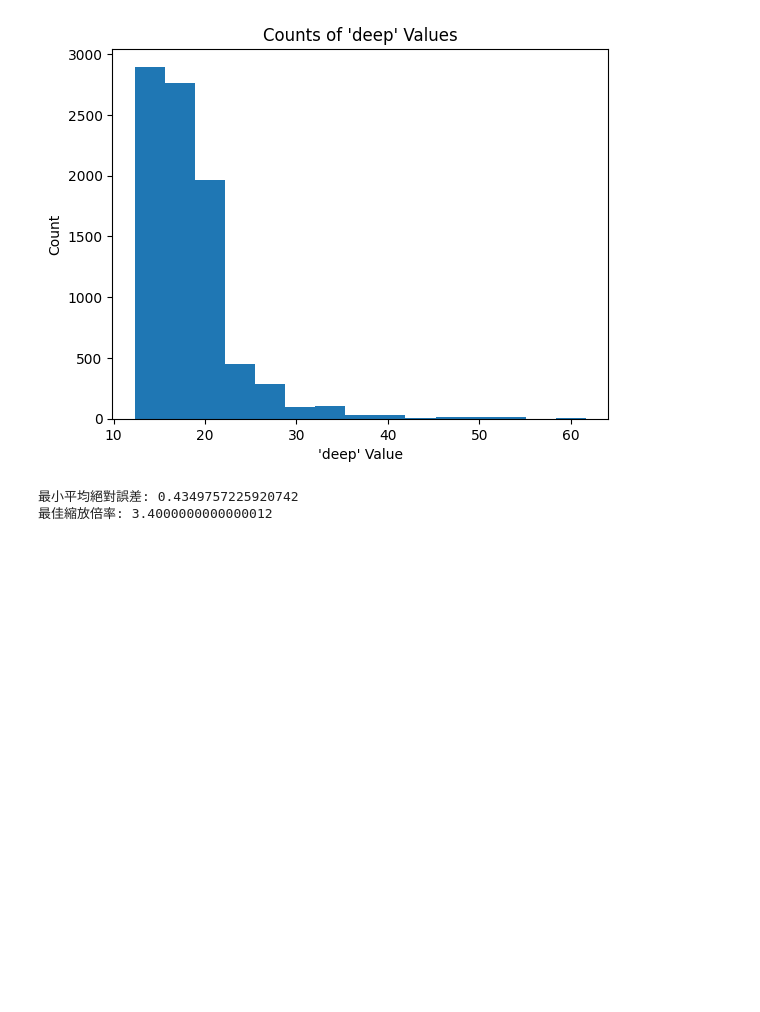
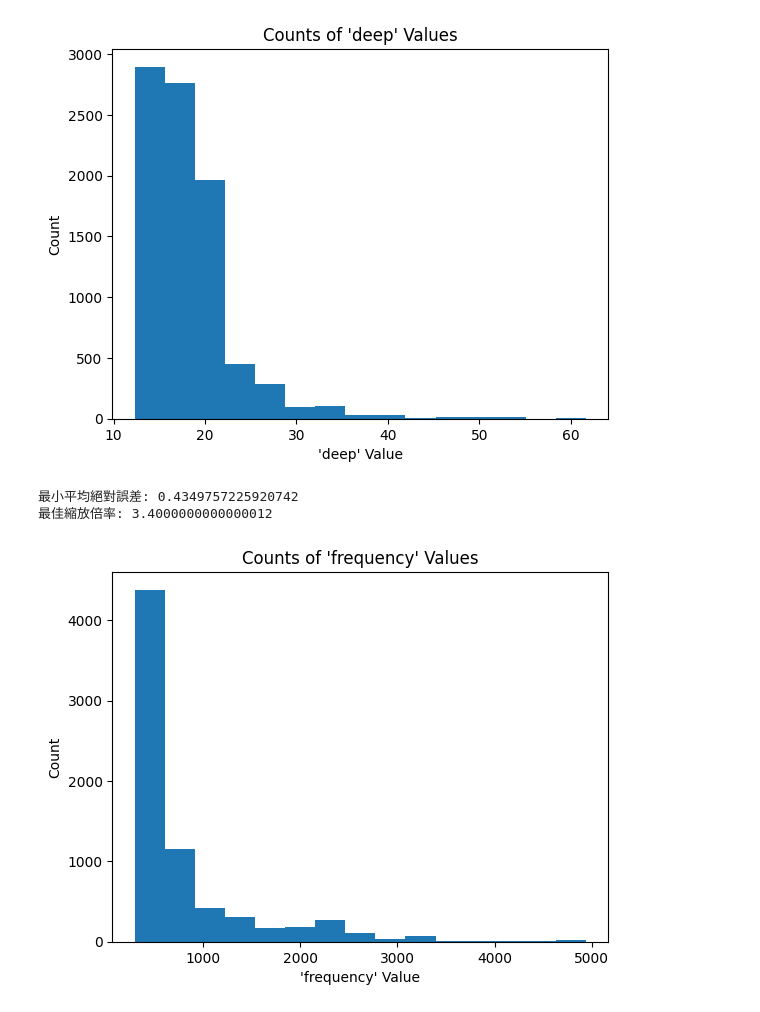
Before and after one commit to XiangLibra/xmlcsv, a Jupyter notebook: xml2csv.ipynb, the cells around one changed output. Cells and saved outputs as stored; diff of their text form; code cells hidden in the pictures; blank space fills up the shorter version.

Commit message:
Add xml change label name

```diff
--- a/xml2csv.ipynb
+++ b/xml2csv.ipynb
@@ -1304,3 +1380,40 @@ print("最佳縮放倍率:", best_scaling_factor)
 # %% [output]
 最小平均絕對誤差: 0.4349757225920742
 最佳縮放倍率: 3.4000000000000012
+# %%
+import os
+import pandas as pd
+import matplotlib.pyplot as plt
+
+# 設定資料夾路徑
+folder_path = 'C:/Users/xiang/Desktop/QCPR按壓結果/85app'
+
+# 獲取資料夾中的所有CSV檔案
+file_names = [f for f in os.listdir(folder_path) if f.endswith('.csv')]
+
+# 儲存所有'deep'值的列表
+frequency_values = []
+
+# 逐一讀取CSV檔案
+for file_name in file_names:
+    # 構造完整的檔案路徑
+    file_path = os.path.join(folder_path, file_name)
+
+    # 讀取CSV檔案
+    df = pd.read_csv(file_path)
+
+    # 提取'deep'欄位的值並添加到列表中
+    frequency_values.extend(df['frequency'].tolist())
+
+# 繪製計數圖
+plt.hist(frequency_values, bins=15)  # 設定直方圖的區間數量，這裡設定為10個區間
+
+# 設定圖表標題和軸標籤
+plt.title("Counts of 'frequency' Values")
+plt.xlabel("'frequency' Value")
+plt.ylabel("Count")
+
+# 顯示圖表
+plt.show()
+# %% [output]
+[figure, added]
```
Also changed, not shown: parts of 5 cells of this notebook.
